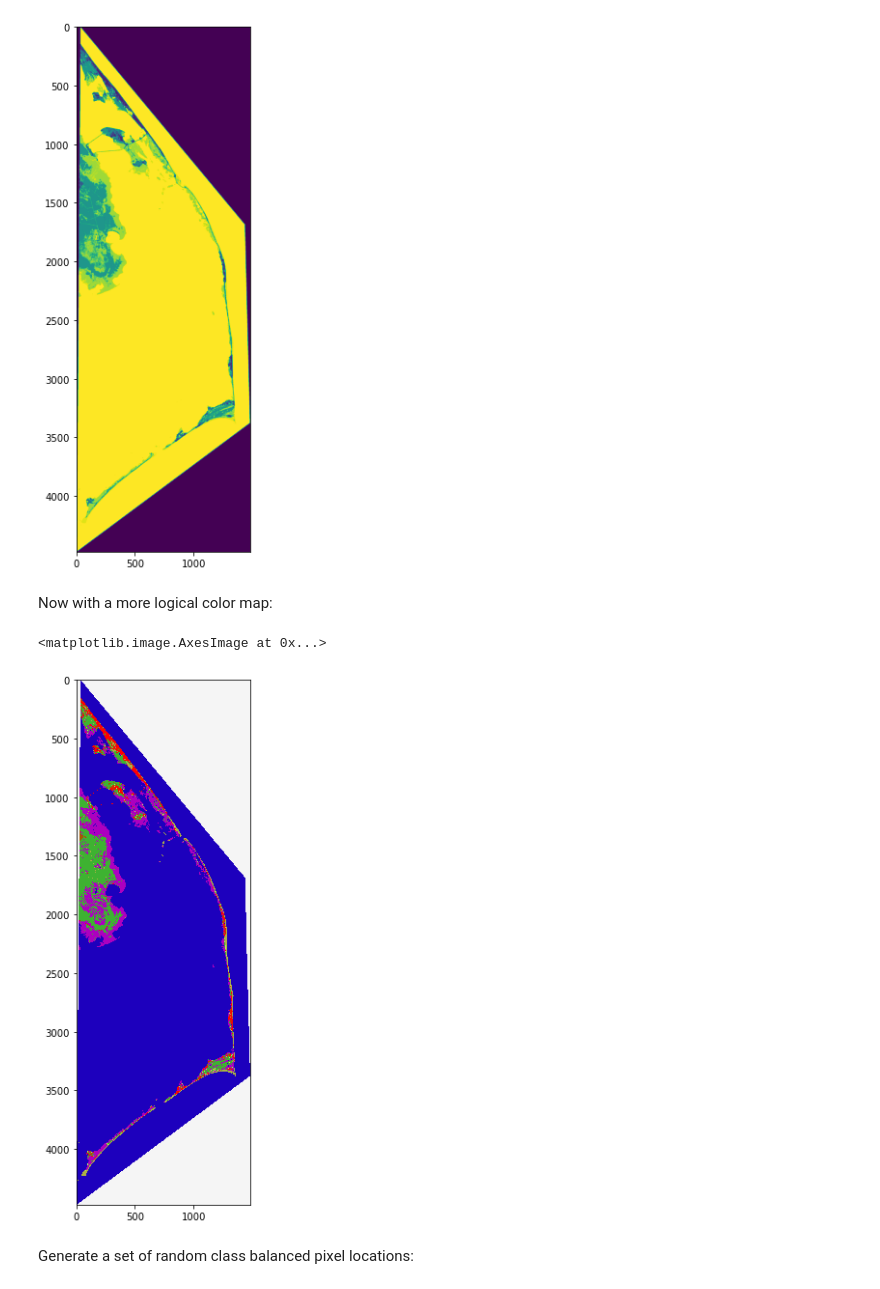
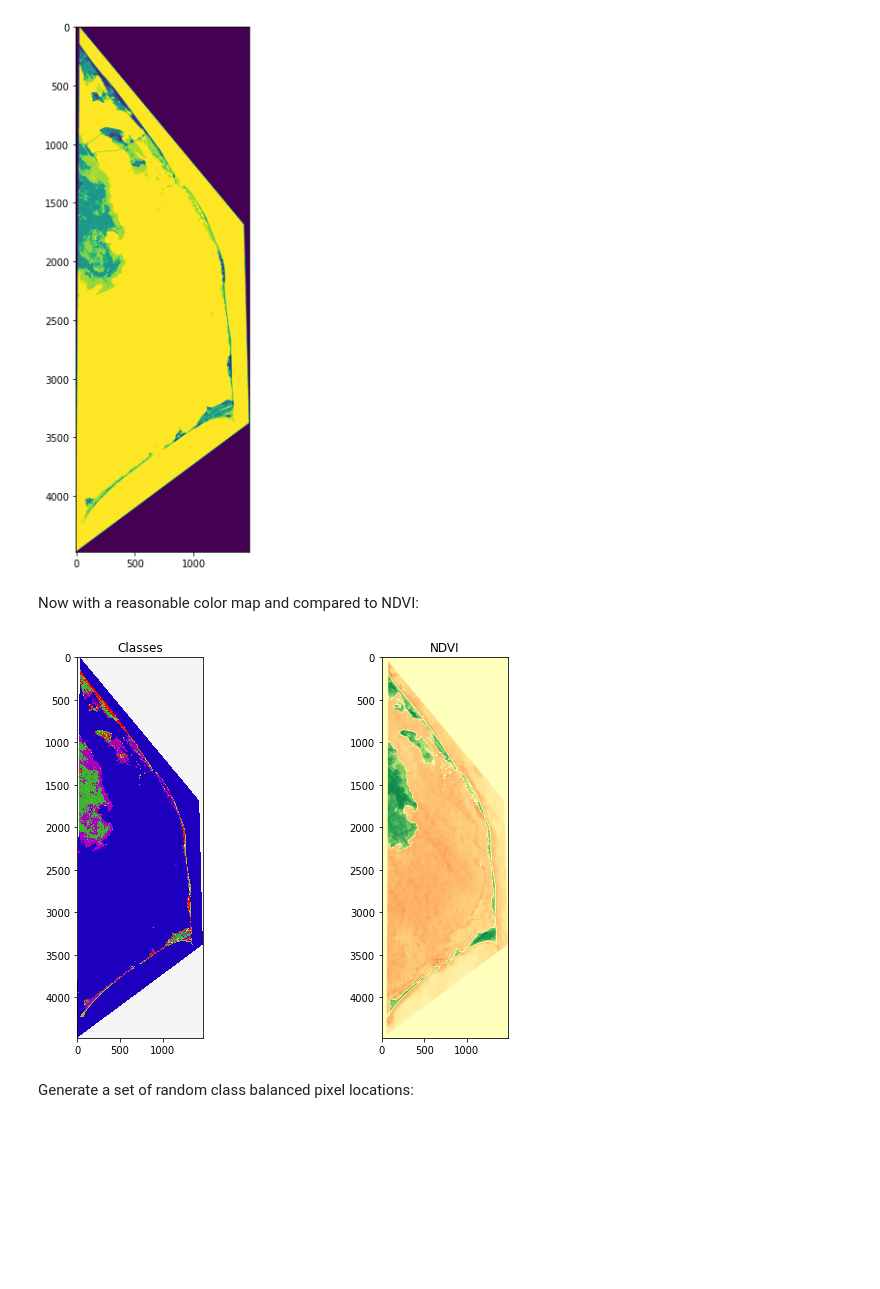
Before and after one commit to mengyuchi/open-geo-tutorial, a Jupyter notebook: notebooks/chapter_6_neural_networks.ipynb, the cells around one changed output. Saved outputs shown, nothing was run; the diff lists cells and outputs as text; code cells hidden in the pictures; blank space fills up the shorter version.

```diff
--- a/notebooks/chapter_6_neural_networks.ipynb
+++ b/notebooks/chapter_6_neural_networks.ipynb
@@ -28,3 +46,6 @@ Let's start!
+# %%
+l8_path     = 'landsat_image.tif'
+labels_path  = 'labels_image.tif'
 # %% [markdown]
 ### Create all the Utility Functions We'll Need:
 
@@ -333,7 +359,7 @@ import matplotlib.pyplot as plt
 import numpy as np
 
 # Open our raster dataset
-landsat_dataset = rasterio.open('../data/landsat_image.tif')
+landsat_dataset = rasterio.open(l8_path)
 
 # How many bands does this image have?
 num_bands = landsat_dataset.count
@@ -459,7 +514,7 @@ ax.imshow(qa_band, cmap='gray')
 # %% [markdown]
 Read in the training labels image
 # %%
-labels_dataset = rasterio.open('../data/labels_image.tif')
+labels_dataset = rasterio.open(labels_path)
 # we're merging here just to limit the number of classes we're working with
 labels_image = merge_classes(labels_dataset.read())
 labels_image.shape
@@ -489,7 +543,7 @@ ax.imshow(labels_image[0])
 <matplotlib.image.AxesImage at 0x...>
 [figure]
 # %% [markdown]
-Now with a more logical color map:
+Now with a reasonable color map and compared to NDVI:
 # %%
 # next setup a colormap for our map
 colors = dict((
@@ -508,37 +562,42 @@ colors = dict((
 (12, (100, 241, 125)), # Scrub/Shrub
 (13, (68, 160, 85)), # Palustrine Forested Wetland
 (14, (118, 192, 131)), # Palustrine Scrub/Shrub Wetland
 (15, (188, 0, 211)), # Palustrine Emergent Wetland
 (16, (188, 0, 211)), # Estuarine Forested Wetland
 (17, (0, 0, 0)), # Estuarine Scrub/Shrub Wetland
 (18, (172, 0, 191)), # Estuarine Emergent Wetland
 (19, (159, 251, 255)), # Unconsolidated Shore
 (20, (172, 177, 68)), # Bare Land
 (21, (29, 0, 189)), # Water
 (22, (40, 40, 40)), # Pal Bed
 ))
 
 n = int(np.max(labels_image)) + 1
 
 
 # Put 0 - 255 as float 0 - 1
 for k in colors:
     v = colors[k]
     _v = [_v / 255.0 for _v in v]
     colors[k] = _v
 
 index_colors = [colors[key] for key in range(0, n)]
 
 cmap = plt.matplotlib.colors.ListedColormap(index_colors, 'Classification', n)
 
 # Now show the class map next to the RGB image
 
-fig, axs = plt.subplots(figsize=(10,10))
+fig, ax = plt.subplots(1,2, figsize=(10,7))
 
-axs.imshow(labels_image[0,:, :], cmap=cmap, interpolation='none')
+ax[0].imshow(labels_image[0,:, :], cmap=cmap, interpolation='none')
+ax[0].set_title('Classes')
+# Show NDVI
+ax[1].imshow(ndvi, cmap='RdYlGn')
+ax[1].set_title('NDVI')
+
+fig.show()
 # %% [output]
-<matplotlib.image.AxesImage at 0x...>
-[figure, old version]
+[figure, new version]
 # %% [markdown]
 Generate a set of random class balanced pixel locations:
 # %%
```
Also changed, not shown: parts of 41 cells of this notebook.
